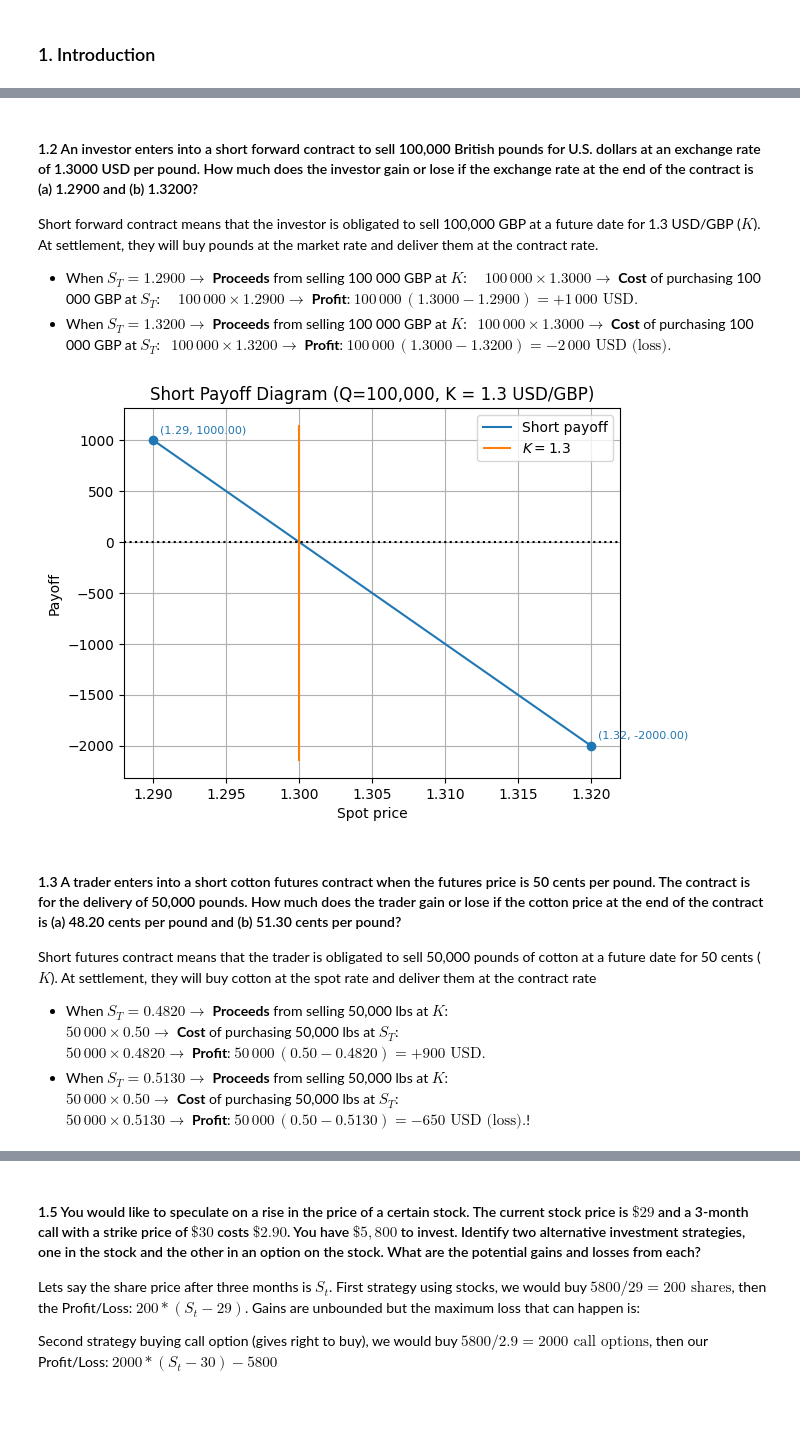
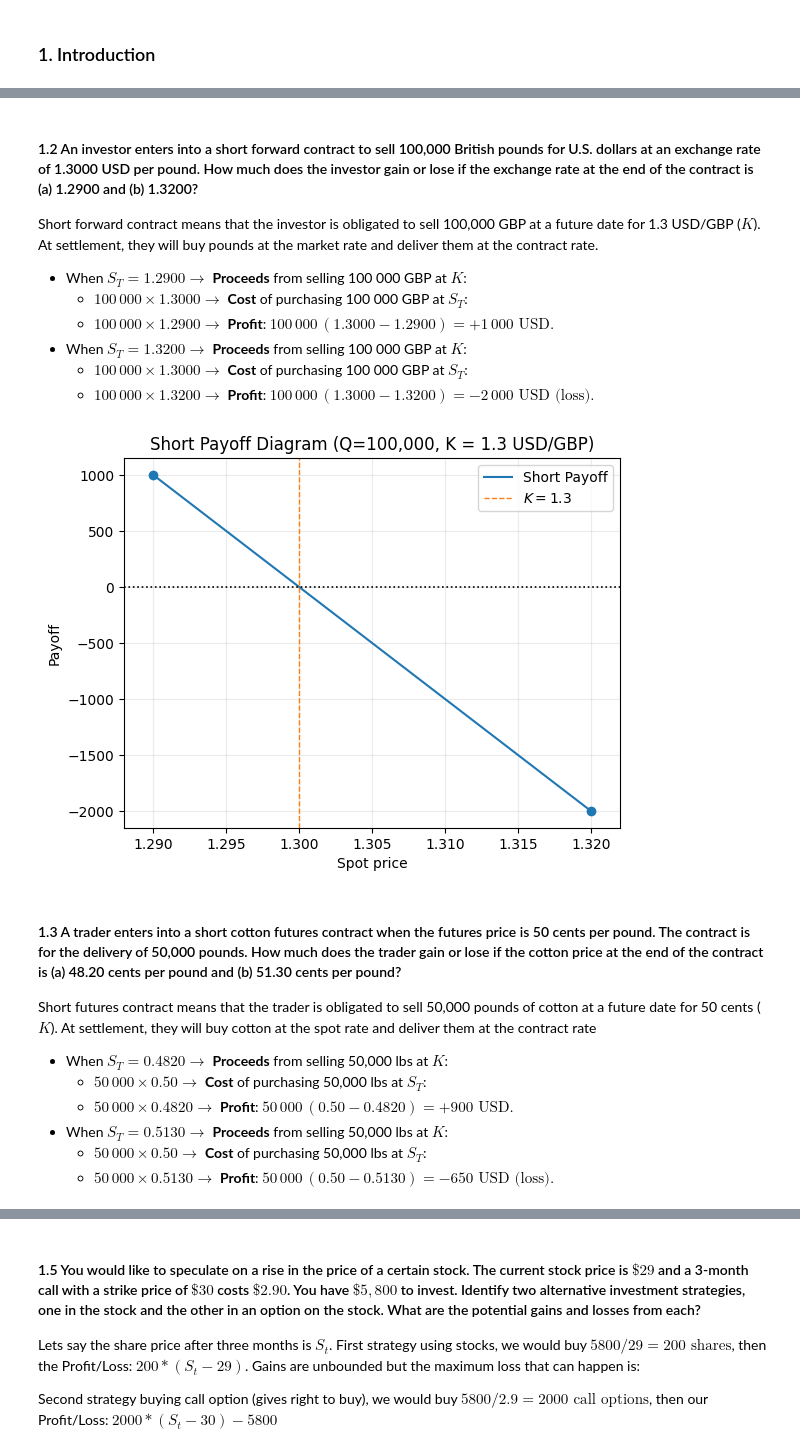
Before and after one commit to SonuKanwar7/reference-solutions, a Jupyter notebook: books/hull-11e/chapter01.ipynb, the cells around one changed output, grey strips where cells are left out. Drawn from its saved outputs; the diff is of its cells as text; code cells hidden in the pictures; blank space fills up the shorter version.

Commit message:
rework plot utils library

```diff
--- a/books/hull-11e/chapter01.ipynb
+++ b/books/hull-11e/chapter01.ipynb
@@ -15,36 +34,41 @@ In both cases, the potential payoff is $K - S_T$ . When you write a call option,
 
 Short forward contract means that the investor is obligated to sell 100,000 GBP at a future date for 1.3 USD/GBP ($K$). At settlement, they will buy pounds at the market rate and deliver them at the contract rate.
 - When $S_T = 1.2900 \rightarrow$ **Proceeds** from selling 100 000 GBP at $K$:
-  $100\,000 \times 1.3000 \rightarrow$ **Cost** of purchasing 100 000 GBP at $S_T$:
-  $100\,000 \times 1.2900 \rightarrow$ **Profit**: $100\,000\,(1.3000 - 1.2900) = +1\,000\text{ USD}.$
+    - $100\,000 \times 1.3000 \rightarrow$ **Cost** of purchasing 100 000 GBP at $S_T$:
+    - $100\,000 \times 1.2900 \rightarrow$ **Profit**: $100\,000\,(1.3000 - 1.2900) = +1\,000\text{ USD}.$
 - When $S_T = 1.3200 \rightarrow$ **Proceeds** from selling 100 000 GBP at $K$:
-  $100\,000 \times 1.3000 \rightarrow$ **Cost** of purchasing 100 000 GBP at $S_T$:
-  $100\,000 \times 1.3200 \rightarrow$ **Profit**: $100\,000\,(1.3000 - 1.3200) = -2\,000\text{ USD (loss)}.$
+    - $100\,000 \times 1.3000 \rightarrow$ **Cost** of purchasing 100 000 GBP at $S_T$:
+    - $100\,000 \times 1.3200 \rightarrow$ **Profit**: $100\,000\,(1.3000 - 1.3200) = -2\,000\text{ USD (loss)}.$
 # %%
 def q2():
     K = 1.3000  # Contract price
     Q = 100000  # Notional amount
 
-    lines = [
-        PiecewiseLine(lambda x: Q * (K - x),lambda x: (x >= 1.29) & (x <= 1.32),r"Short payoff",[1.29, 1.32],color="tab:blue"),
-        VerticalLine(x=K, label=f"$K = {K}$", color="tab:orange"),
+    S = RangeVar('Spot price', np.linspace(1.288, 1.322, 100))
+
+    payoffs = [
+        Payoff('Short Payoff', lambda s: Q * (K - s), domain=S,
+               mask= lambda x: (x >= 1.29) & (x <= 1.32),
+               highlight_x=[1.29, 1.32], color='tab:blue')
     ]
 
-    plot_lines(lines=lines,x_min=1.288,x_max=1.322,title="Short Payoff Diagram (Q=100,000, K = 1.3 USD/GBP)",xlabel="Spot price",ylabel="Payoff")
+    vlines = [VerticalLine(x=K, label=f"$K = {K}$", color="tab:orange")]
+
+    plot_payoffs(payoffs, vlines=vlines, title="Short Payoff Diagram (Q=100,000, K = 1.3 USD/GBP)")
 
 q2()
 # %% [output]
-[figure, old version]
+[figure, new version]
 # %% [markdown]
 #### 1.3 A trader enters into a short cotton futures contract when the futures price is 50 cents per pound. The contract is for the delivery of 50,000 pounds. How much does the trader gain or lose if the cotton price at the end of the contract is (a) 48.20 cents per pound and (b) 51.30 cents per pound?
 
 Short futures contract means that the trader is obligated to sell 50,000 pounds of cotton at a future date for 50 cents ($K$). At settlement, they will buy cotton at the spot rate and deliver them at the contract rate
 - When $S_T = 0.4820 \rightarrow$ **Proceeds** from selling 50,000 lbs at $K$:
-  $50\,000 \times 0.50\rightarrow$ **Cost** of purchasing 50,000 lbs at $S_T$:
-  $50\,000 \times 0.4820 \rightarrow$ **Profit**: $50\,000\,(0.50 - 0.4820) = +900\text{ USD}.$
+  - $50\,000 \times 0.50\rightarrow$ **Cost** of purchasing 50,000 lbs at $S_T$:
+  - $50\,000 \times 0.4820 \rightarrow$ **Profit**: $50\,000\,(0.50 - 0.4820) = +900\text{ USD}.$
 - When $S_T = 0.5130 \rightarrow$ **Proceeds** from selling 50,000 lbs at $K$:
-  $50\,000 \times 0.50 \rightarrow$ **Cost** of purchasing 50,000 lbs at $S_T$:
-  $50\,000 \times 0.5130 \rightarrow$ **Profit**: $50\,000\,(0.50 - 0.5130) = -650\text{ USD (loss)}.$!
+  - $50\,000 \times 0.50 \rightarrow$ **Cost** of purchasing 50,000 lbs at $S_T$:
+  - $50\,000 \times 0.5130 \rightarrow$ **Profit**: $50\,000\,(0.50 - 0.5130) = -650\text{ USD (loss)}.$
 # %%
 def q3():
     K = 0.5
```
Also changed, not shown: parts of 14 cells of this notebook, 2 other files.
